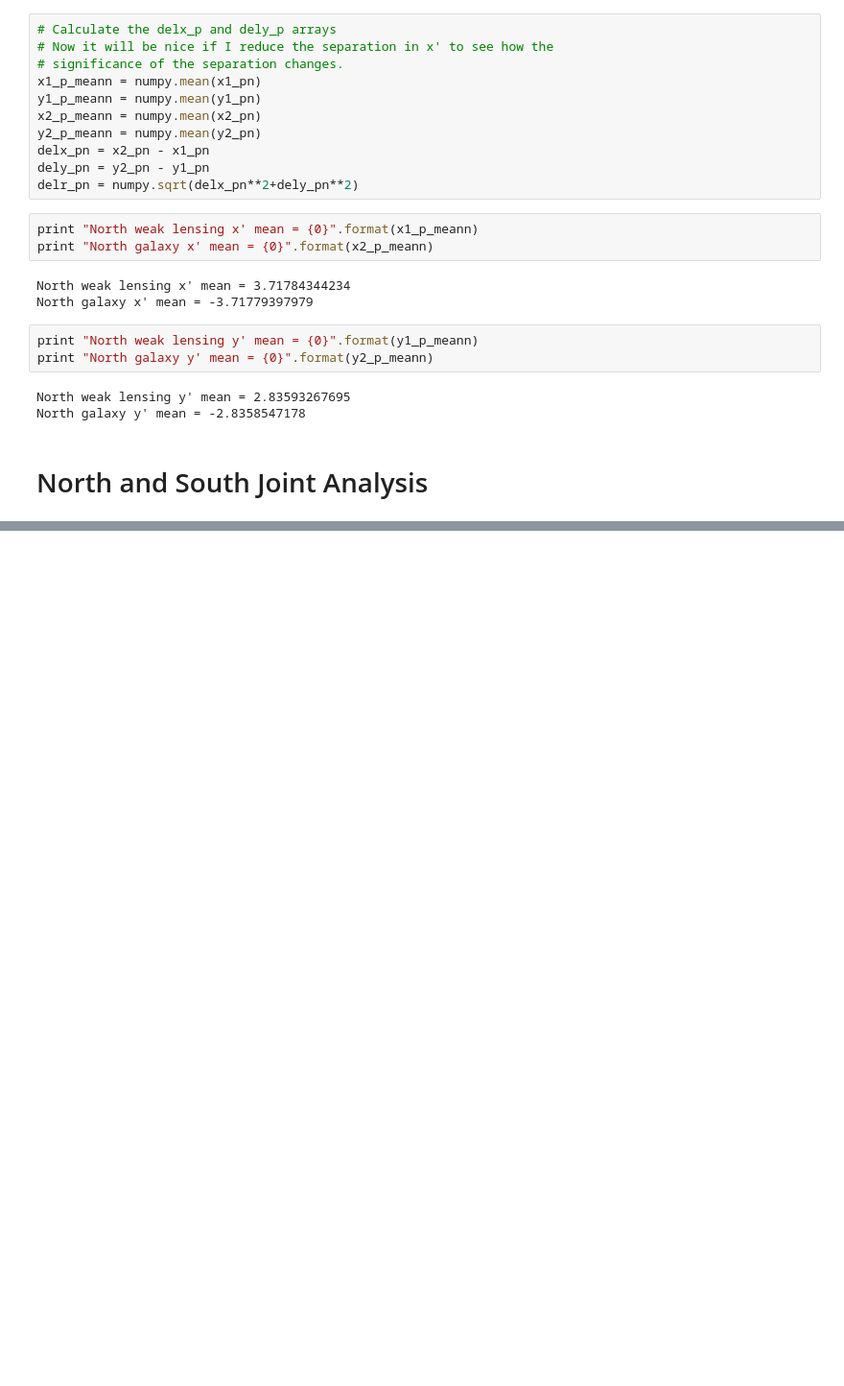
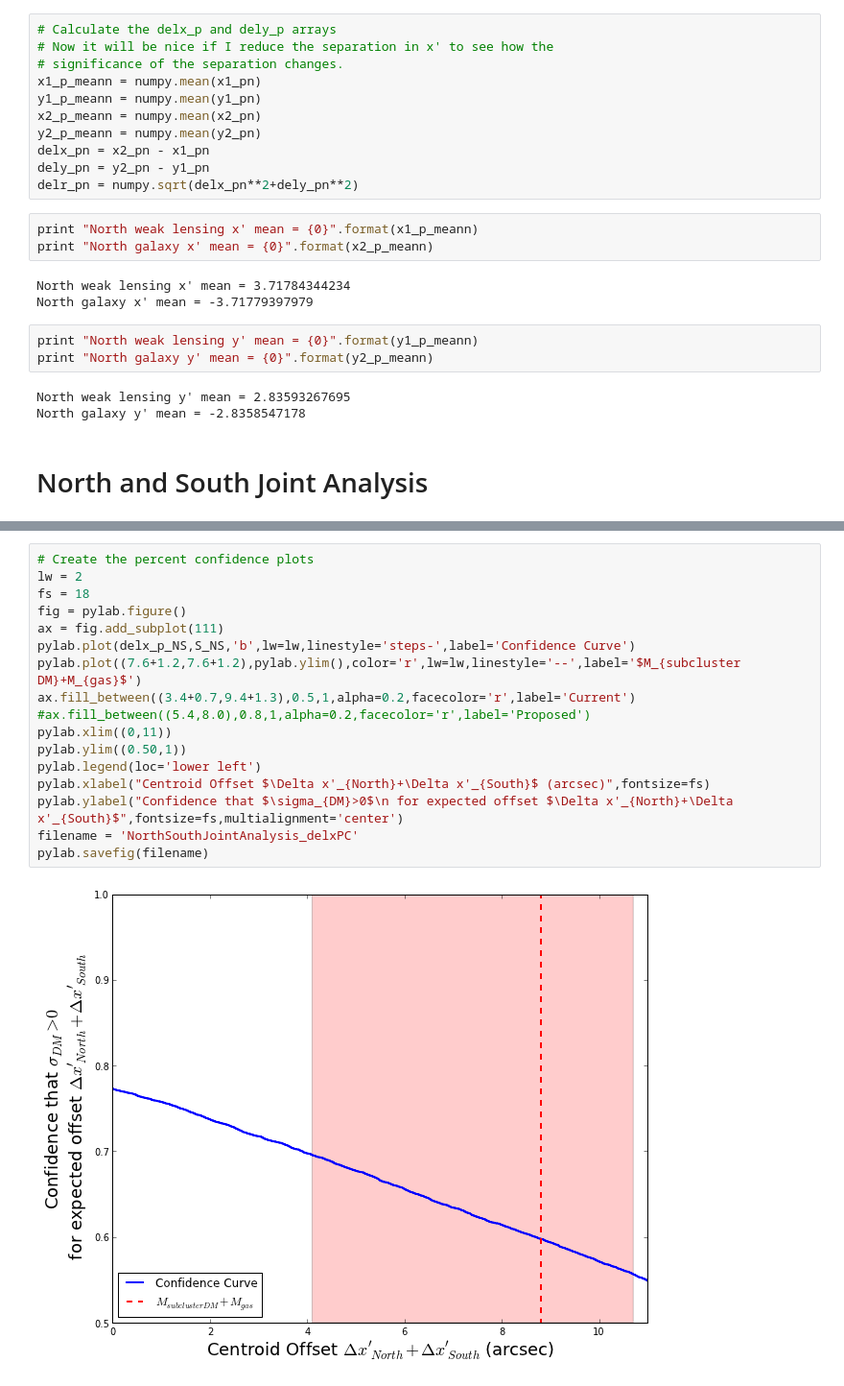
Before and after one commit to wadawson/dissertation, a Jupyter notebook: Chapter4/AnalysisFiles/Centroid Calculations - Merger Axis.ipynb, the cells around one changed output, grey strips where cells are left out. Shown at 96% size. Drawn from its saved outputs; the diff is of its cells as text; blank space fills up the shorter version.

Commit message:
forgot to save the new Centroid Calculations before last commit

```diff
--- a/Chapter4/AnalysisFiles/Centroid Calculations - Merger Axis.ipynb
+++ b/Chapter4/AnalysisFiles/Centroid Calculations - Merger Axis.ipynb
@@ -228,0 +265,19 @@ delx_p
+# %%
+# Create the percent confidence plots
+lw = 2
+fs = 18
+fig = pylab.figure()
+ax = fig.add_subplot(111)
+pylab.plot(delx_p_NS,S_NS,'b',lw=lw,linestyle='steps-',label='Confidence Curve')
+pylab.plot((7.6+1.2,7.6+1.2),pylab.ylim(),color='r',lw=lw,linestyle='--',label='$M_{subcluster DM}+M_{gas}$')
+ax.fill_between((3.4+0.7,9.4+1.3),0.5,1,alpha=0.2,facecolor='r',label='Current')
+#ax.fill_between((5.4,8.0),0.8,1,alpha=0.2,facecolor='r',label='Proposed')
+pylab.xlim((0,11))
+pylab.ylim((0.50,1))
+pylab.legend(loc='lower left')
+pylab.xlabel("Centroid Offset $\Delta x'_{North}+\Delta x'_{South}$ (arcsec)",fontsize=fs)
+pylab.ylabel("Confidence that $\sigma_{DM}>0$\n for expected offset $\Delta x'_{North}+\Delta x'_{South}$",fontsize=fs,multialignment='center')
+filename = 'NorthSouthJointAnalysis_delxPC'
+pylab.savefig(filename)
+# %% [output]
+[figure, added]
```
Also changed, not shown: parts of 5 cells of this notebook.
